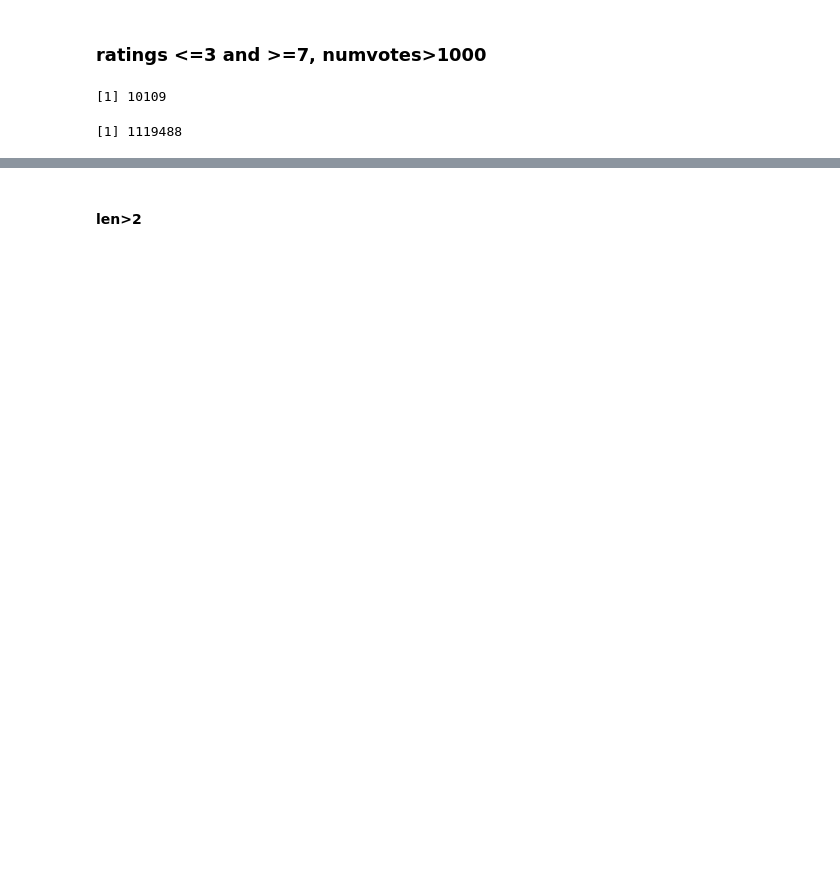
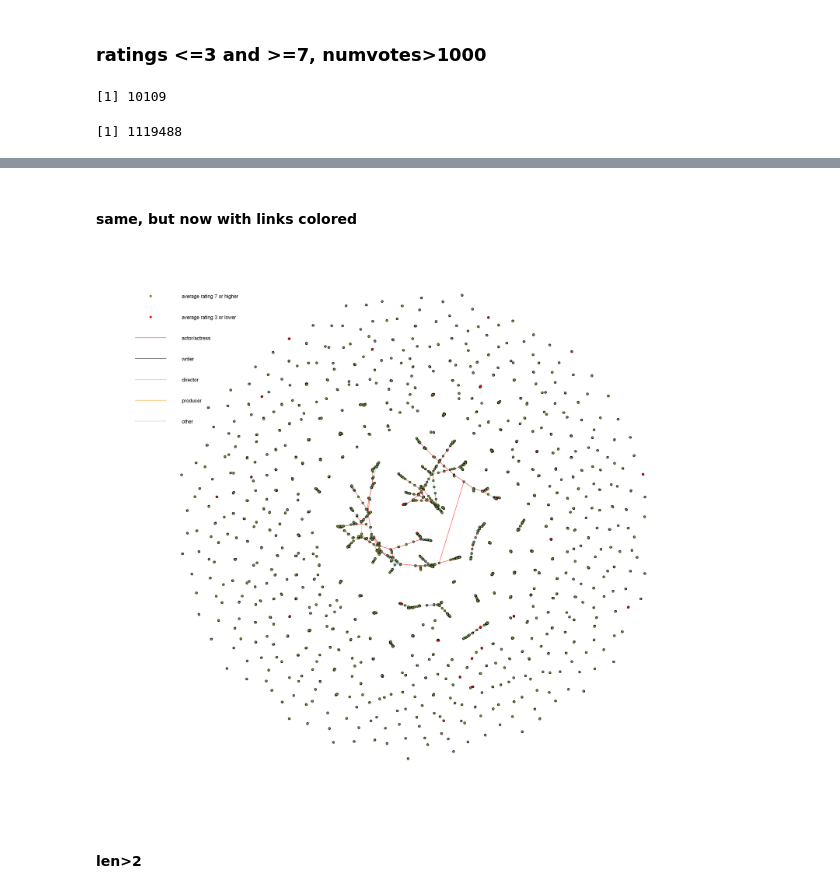
Before and after one commit to fsbarros98/IMDb_analysis, a Jupyter notebook: src/05_hypothesis_people_and_ratings3.ipynb, the cells around one changed output, grey strips where cells are left out. Drawn from its saved outputs; the diff is of its cells as text; code cells hidden in the pictures; blank space fills up the shorter version.

```diff
--- a/src/05_hypothesis_people_and_ratings3.ipynb
+++ b/src/05_hypothesis_people_and_ratings3.ipynb
@@ -365,0 +424,2 @@ legend('topleft',legend=c("average rating 7 or higher", "average rating 3 or low
+# %% [markdown]
+#### same, but now with links colored
@@ -365,0 +455,10 @@ legend('topleft',legend=c("average rating 7 or higher", "average rating 3 or low
+# %%
+ratings_color = data.frame(tconst = merged[merged$tconst %in% df_less10$knownForTitles, ]$tconst, averageRating=merged[merged$tconst %in% df_less10$knownForTitles, ]$averageRating, color=NA)
+
+ratings_color[ratings_color$averageRating <= 3, ]$color = "red"
+ratings_color[ratings_color$averageRating >= 7, ]$color = "darkolivegreen4"
+
+v_names = data.frame(tconst=V(g_person_df10_l3_h7)$name) # V(g_person_df10_l3_h7) is an igraph class, needs to be a data frame to merge
+vertices_color = merge(v_names, ratings_color, all.x=TRUE)
+
+V(g_person_df10_l3_h7)$color = vertices_color$color
@@ -366,3 +469,15 @@ legend('topleft',legend=c("average rating 7 or higher", "average rating 3 or low
+# %%
+#png("graph_df10_l3_h7.png", width = 1000, height = 1000)
+plot(g_person_df10_l3_h7, vertex.size=1, vertex.label=NA)
+legend('topleft', inset=0,
+       legend=c(c("average rating 7 or higher", "average rating 3 or lower"),c('actor/actress','writer','director','producer', 'other')),
+       col=c(unique(ratings_color$color), c('red', 'black', 'skyblue2', 'darkorange', 'grey')) ,
+       pch=c(16,16,NA,NA,NA,NA,NA),
+       lty=c(NA,NA,1,1,1,1,1),
+       cex=1, bty="n")
+#dev.off()
+# %% [output]
+[figure, added]
 # %% [markdown]
 #### len>2
 # %%
```
Also changed, not shown: parts of 26 cells of this notebook, 2 other files.
